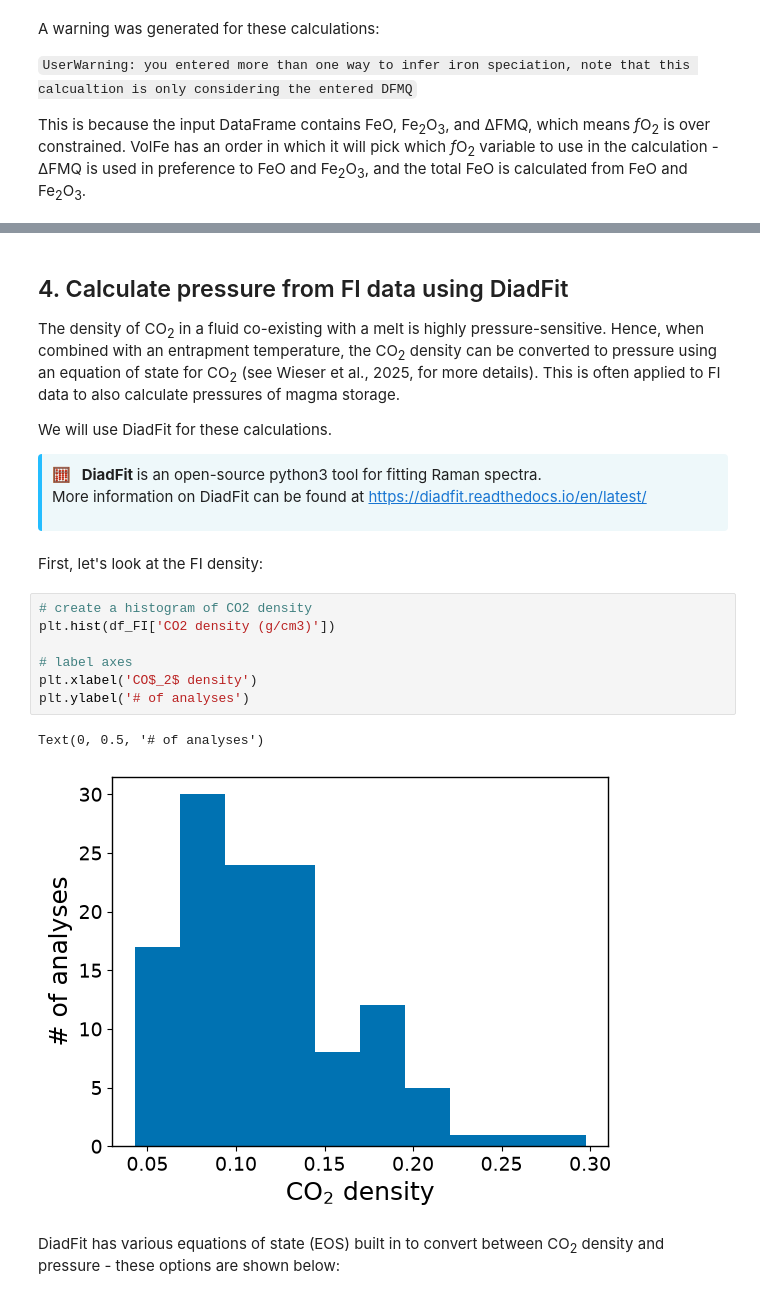
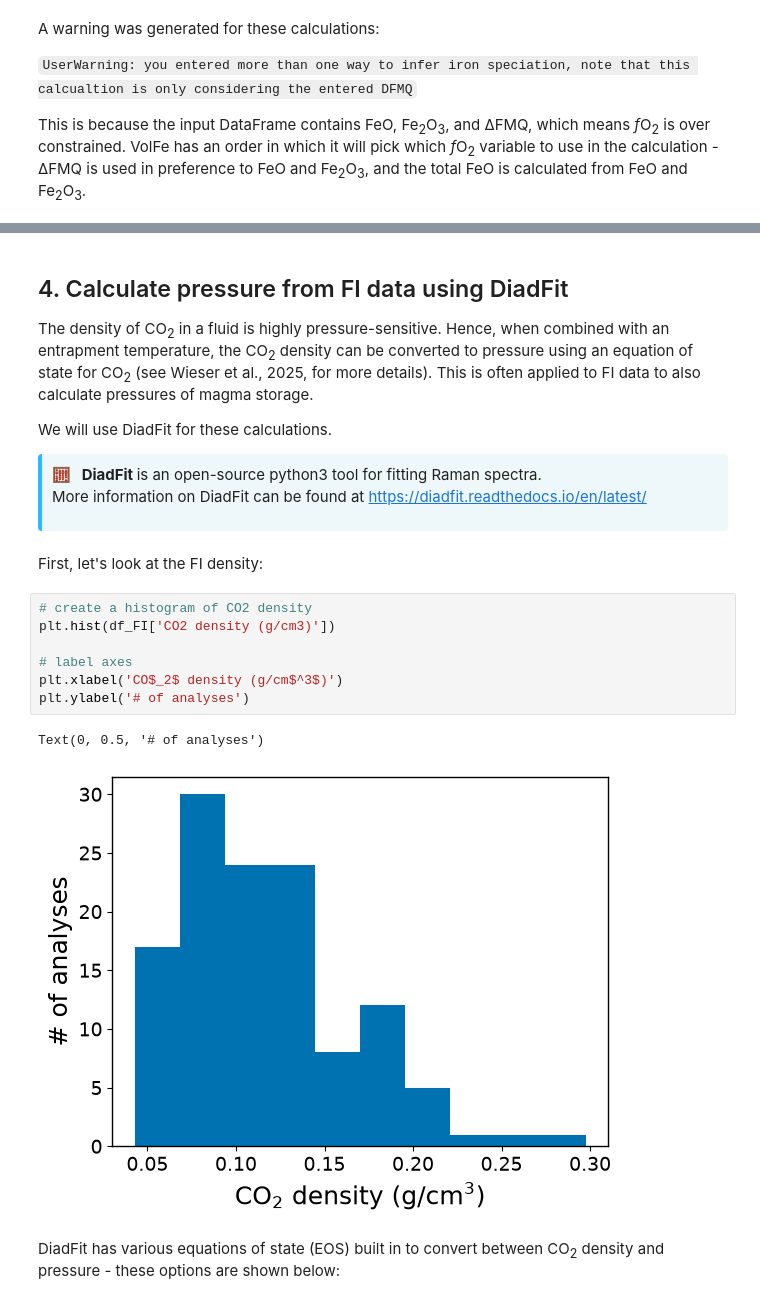
Before and after one commit to eryhughes/workshop_volatiles_goldschmidt2026, a Jupyter notebook: 1_Calculate_Pressure_and_Fluid_Composition.ipynb, the cells around one changed output, grey strips where cells are left out. Drawn from its saved outputs; the diff is of its cells as text.

```diff
--- a/1_Calculate_Pressure_and_Fluid_Composition.ipynb
+++ b/1_Calculate_Pressure_and_Fluid_Composition.ipynb
@@ -433,7 +431,7 @@ plt.tight_layout()
 # %% [markdown]
 ## 4. Calculate pressure from FI data using DiadFit
 
-The density of CO<sub>2</sub> in a fluid co-existing with a melt is highly pressure-sensitive. Hence, when combined with an entrapment temperature, the CO<sub>2</sub> density can be converted to pressure using an equation of state for CO<sub>2</sub> (see Wieser et al., 2025, for more details). This is often applied to FI data to also calculate pressures of magma storage.
+The density of CO<sub>2</sub> in a fluid is highly pressure-sensitive. Hence, when combined with an entrapment temperature, the CO<sub>2</sub> density can be converted to pressure using an equation of state for CO<sub>2</sub> (see Wieser et al., 2025, for more details). This is often applied to FI data to also calculate pressures of magma storage.
 
 We will use DiadFit for these calculations.
 
@@ -448,13 +446,13 @@ First, let's look at the FI density:
 # %%
 # create a histogram of CO2 density
 plt.hist(df_FI['CO2 density (g/cm3)'])
 
 # label axes
-plt.xlabel('CO$_2$ density')
+plt.xlabel('CO$_2$ density (g/cm$^3$)')
 plt.ylabel('# of analyses')
 # %% [output]
 Text(0, 0.5, '# of analyses')
-[figure, old version]
+[figure, new version]
 # %% [markdown]
 DiadFit has various equations of state (EOS) built in to convert between CO<sub>2</sub> density and pressure - these options are shown below:
 # %%
```
Also changed, not shown: parts of 19 cells of this notebook, 3 other files.
